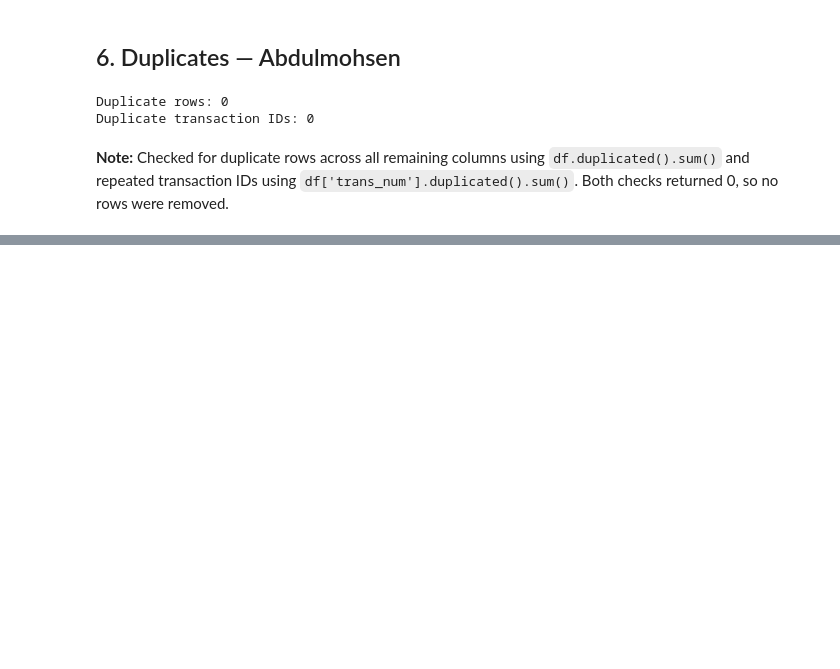
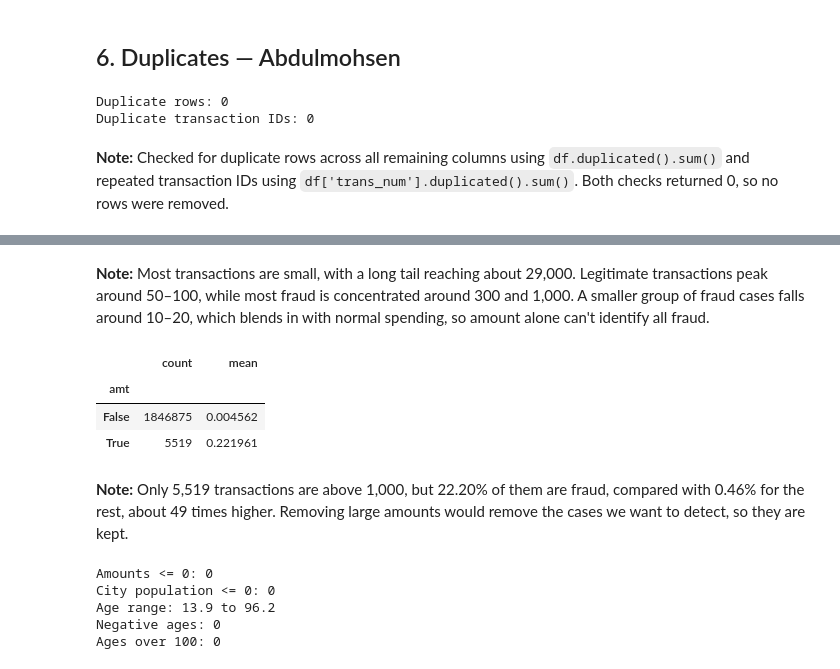
Before and after one commit to DhaiHamoud/Fraud-Detection-in-the-Financial-Transaction-Market, a Jupyter notebook: notebooks/01_cleaning.ipynb, the cells around one changed output, grey strips where cells are left out. Saved outputs shown, nothing was run; the diff lists cells and outputs as text; code cells hidden in the pictures; blank space fills up the shorter version.

```diff
--- a/notebooks/01_cleaning.ipynb
+++ b/notebooks/01_cleaning.ipynb
@@ -349,0 +412,33 @@ Duplicate transaction IDs: 0
+# %% [markdown]
+**Note:** Most transactions are small, with a long tail reaching about 29,000. Legitimate transactions peak around 50–100, while most fraud is concentrated around 300 and 1,000. A smaller group of fraud cases falls around 10–20, which blends in with normal spending, so amount alone can't identify all fraud.
+# %%
+# Large amount vs fraud
+# Fraud rate for amounts above 1000 (True) vs at or below 1000 (False)
+# count shows how many transactions are in each group, mean is the fraud rate
+
+df.groupby(df['amt'] > 1000)['is_fraud'].agg(['count', 'mean'])
+# %% [output]
+|  | count | mean |
+| amt |  |  |
+| False | 1846875 | 0.004562 |
+| True | 5519 | 0.221961 |
+# %% [markdown]
+**Note:** Only 5,519 transactions are above 1,000, but 22.20% of them are fraud, compared with 0.46% for the rest, about 49 times higher. Removing large amounts would remove the cases we want to detect, so they are kept.
+# %%
+# Finding impossible values:
+
+# Amounts and city populations can't be zero or negative
+print("Amounts <= 0:", (df['amt'] <= 0).sum())
+print("City population <= 0:", (df['city_pop'] <= 0).sum())
+
+# Customer age at the time of each transaction (not saved to df)
+age = (df['trans_date_trans_time'] - df['dob']).dt.days / 365.25
+print("Age range:", round(age.min(), 1), "to", round(age.max(), 1))
+print("Negative ages:", (age < 0).sum())
+print("Ages over 100:", (age > 100).sum())
+# %% [output]
+Amounts <= 0: 0
+City population <= 0: 0
+Age range: 13.9 to 96.2
+Negative ages: 0
+Ages over 100: 0
```
Also changed, not shown: parts of 9 cells of this notebook.
